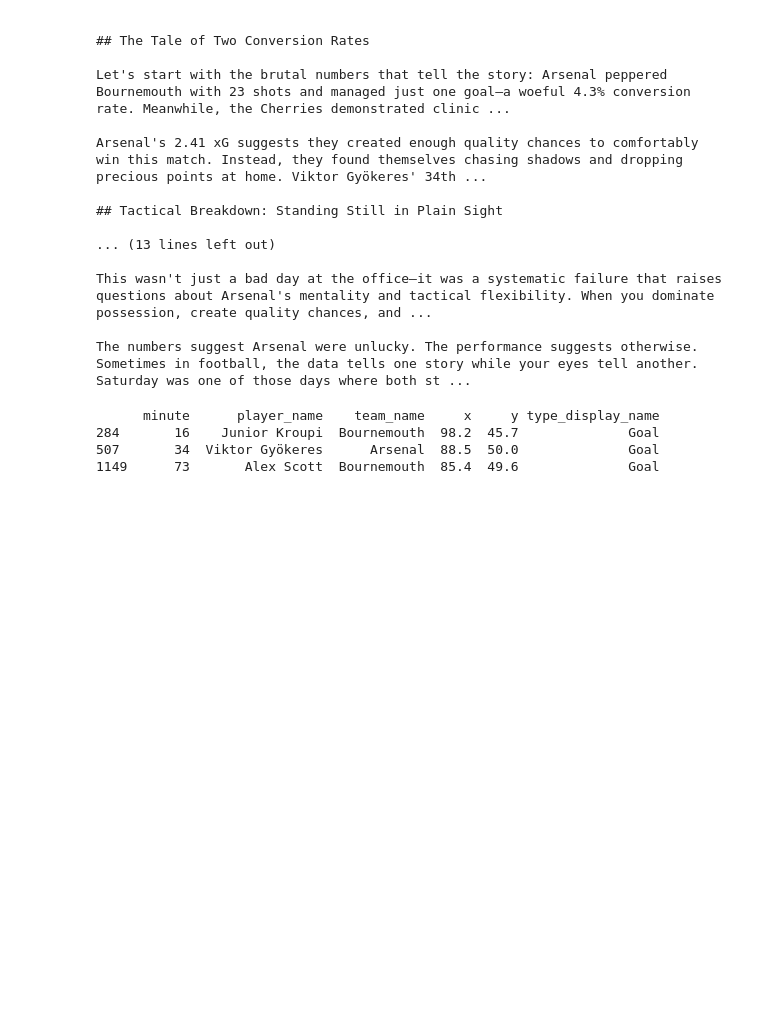
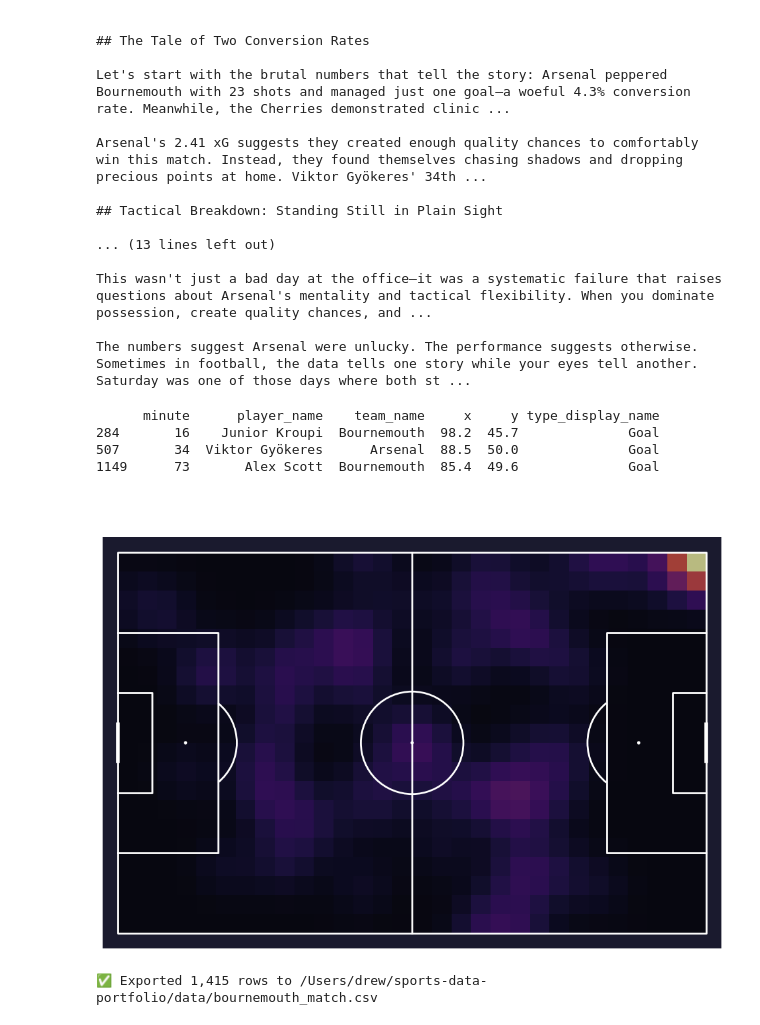
Before and after one commit to Drewsky33/sports-data-portfolio, a Jupyter notebook: notebooks/arsenal_exploration.ipynb, the cells around one changed output. Drawn from its saved outputs; the diff is of its cells as text; code cells hidden in the pictures; blank space fills up the shorter version.

Commit message:
Add player heatmap visualization

```diff
--- a/notebooks/arsenal_exploration.ipynb
+++ b/notebooks/arsenal_exploration.ipynb
@@ -372,3 +372,46 @@ print(goals_df)
 284       16    Junior Kroupi  Bournemouth  98.2  45.7              Goal
 507       34  Viktor Gyökeres      Arsenal  88.5  50.0              Goal
 1149      73       Alex Scott  Bournemouth  85.4  49.6              Goal
+# %%
+def plot_player_heatmap(df, player_name):
+    player_df = df[df['player_name'] == player_name]
+
+    # Filter out set pieces
+    set_piece_types = ['CornerAwarded', 'FreekickTaken', 'KickOff']
+    player_df = player_df[~player_df['type_display_name'].isin(set_piece_types)]
+
+    pitch = Pitch(pitch_type='opta', pitch_color='#1a1a2e', line_color='white',
+                  line_zorder=2)
+    fig, ax = pitch.draw(figsize=(10, 7))
+
+    bin_statistic = pitch.bin_statistic(
+        player_df.x, player_df.y,
+        statistic='count',
+        bins=(30, 20)
+    )
+
+    from scipy.ndimage import gaussian_filter
+    bin_statistic['statistic'] = gaussian_filter(
+        bin_statistic['statistic'], sigma=1.2
+    )
+
+    pitch.heatmap(bin_statistic, ax=ax, cmap='inferno',
+                  edgecolors='none', alpha=0.7)
+
+    ax.set_title(f'{player_name} — Open Play Touch Map\nArsenal vs Bournemouth',
+                 fontsize=14, color='white', pad=15)
+
+    plt.tight_layout()
+    plt.show()
+
+plot_player_heatmap(bournemouth_df, 'Declan Rice')
+# %% [output]
+[figure, added]
+# %%
+import os
+
+output_path = os.path.join(os.path.expanduser('~'), 'sports-data-portfolio', 'data', 'bournemouth_match.csv')
+bournemouth_df.to_csv(output_path, index=False)
+print(f"✅ Exported {len(bournemouth_df):,} rows to {output_path}")
+# %% [output]
+✅ Exported 1,415 rows to /Users/drew/sports-data-portfolio/data/bournemouth_match.csv
```
